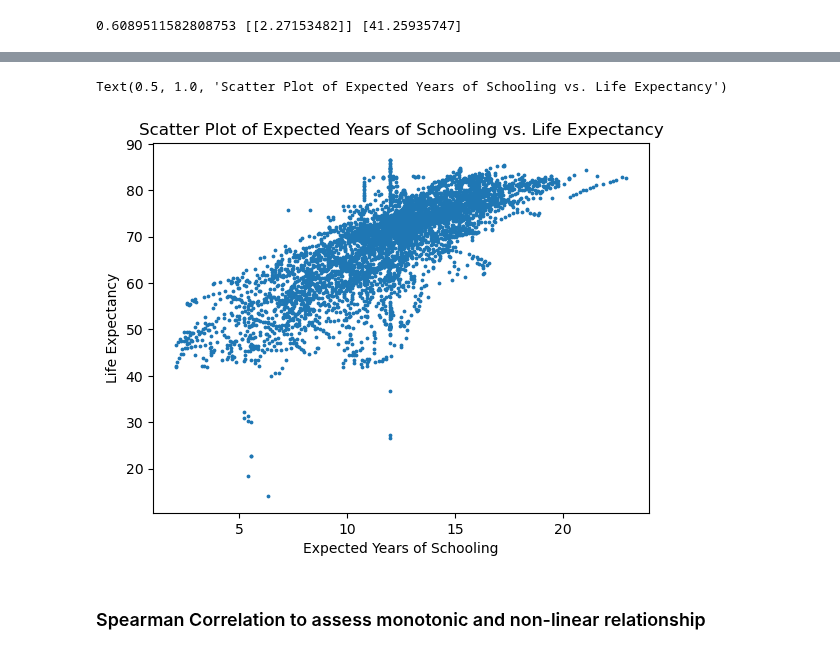
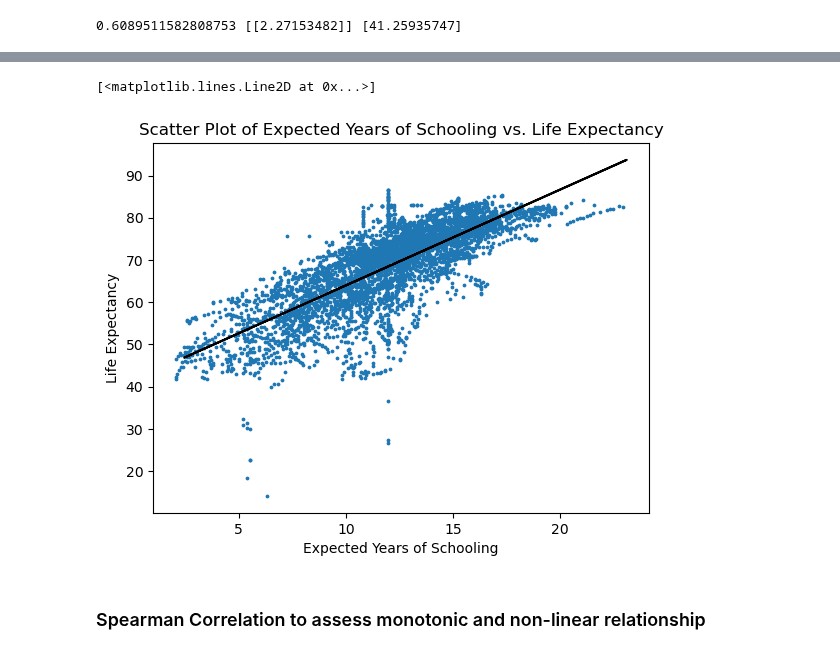
Before and after one commit to idalinnakallio/DAT565, a Jupyter notebook: Assignment 4/Assignment4.ipynb, the cells around one changed output, grey strips where cells are left out. Saved outputs shown, nothing was run; the diff lists cells and outputs as text; code cells hidden in the pictures.

```diff
--- a/Assignment 4/Assignment4.ipynb
+++ b/Assignment 4/Assignment4.ipynb
@@ -192,15 +192,21 @@ def fill_missing(group):
         return group
 
 X_train_filled = X_train.groupby('country')['expected_years_of_schooling'].apply(fill_missing)
+X_test_filled = X_test.groupby('country')['expected_years_of_schooling'].apply(fill_missing)
+
 
 # Combine results into one DataFrame if not empty
 X_train_filled = X_train_filled.reset_index(level=0, drop=True)
 X_train_filled = pd.concat([X_train_filled], axis=1)
+X_test_filled = X_test_filled.reset_index(level=0, drop=True)
+X_test_filled = pd.concat([X_test_filled], axis=1)
 
 X_train_filled_new = X_train
+X_test_filled_new = X_test
 
 # Fill remaining missing values
 X_train_filled_new['expected_years_of_schooling'] = X_train_filled['expected_years_of_schooling'].fillna(X_train_filled['expected_years_of_schooling'].mean())
+X_test_filled_new['expected_years_of_schooling'] = X_test_filled['expected_years_of_schooling'].fillna(X_train_filled['expected_years_of_schooling'].mean())
 
 # Save null counts per group to CSV
 X_train_filled.isnull().sum().to_csv('desc_groupby_country_filled.csv')
@@ -330,14 +335,16 @@ print(score, coef, intercept)
 # %%
-y_pred = reg.predict(X_train_filled_new[['expected_years_of_schooling']])
+y_pred = reg.predict(X_test[['expected_years_of_schooling']])
 
 # Scatter plot
 plt.scatter(X_train_filled_new[['expected_years_of_schooling']], y_train[y_col[0]], s=3)
 plt.xlabel('Expected Years of Schooling')
 plt.ylabel('Life Expectancy')
 plt.title('Scatter Plot of Expected Years of Schooling vs. Life Expectancy')
+
+plt.plot(X_test_filled_new[['expected_years_of_schooling']], y_pred, color='black')
 # %% [output]
-Text(0.5, 1.0, 'Scatter Plot of Expected Years of Schooling vs. Life Expectancy')
+[<matplotlib.lines.Line2D at 0x...>]
-[figure, old version]
+[figure, new version]
 # %% [markdown]
 ### Spearman Correlation to assess monotonic and non-linear relationship
 # %%
```
Also changed, not shown: parts of 7 cells of this notebook.
